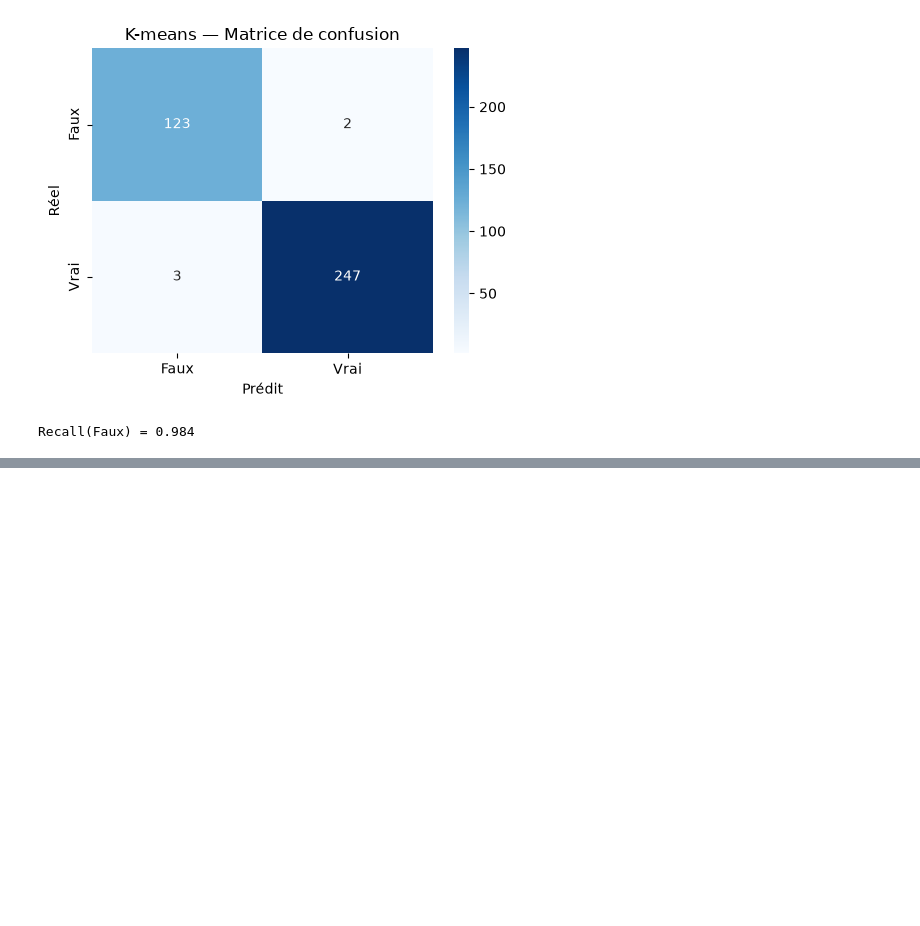
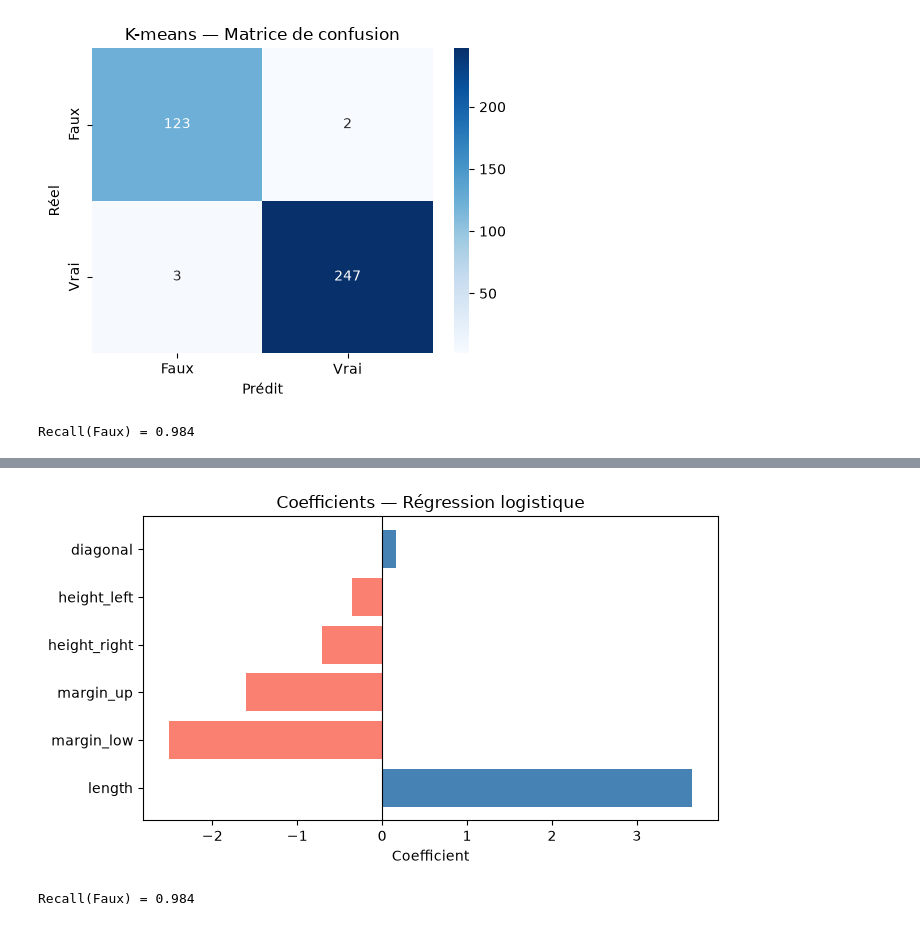
Before and after one commit to Elicesjo/PROJET-11-, a Jupyter notebook: Elices-Diez_Josy_2_Notebook_exploration_062026.ipynb, the cells around one changed output, grey strips where cells are left out. Drawn from its saved outputs; the diff is of its cells as text; code cells hidden in the pictures; blank space fills up the shorter version.

```diff
--- a/Elices-Diez_Josy_2_Notebook_exploration_062026.ipynb
+++ b/Elices-Diez_Josy_2_Notebook_exploration_062026.ipynb
@@ -287,0 +319,12 @@ Recall(Faux) = 0.984
+# %%
+lr = LogisticRegression(random_state=RANDOM_STATE, max_iter=1000)
+lr.fit(X_train_sc, y_train)
+
+y_pred_lr = lr.predict(X_test_sc)
+
+print('Régression logistique — Rapport de classification :')
+print(classification_report(y_test, y_pred_lr, target_names=['Faux', 'Vrai']))
+
+cm_lr = confusion_matrix(y_test, y_pred_lr)
+print('Matrice de confusion :')
+print(cm_lr)
@@ -287,0 +345,21 @@ Recall(Faux) = 0.984
+# %%
+coef_df = pd.DataFrame({
+    'feature': features,
+    'coefficient': lr.coef_[0]
+}).sort_values('coefficient', key=abs, ascending=False)
+
+fig, ax = plt.subplots(figsize=(7, 4))
+colors = ['steelblue' if c > 0 else 'salmon' for c in coef_df['coefficient']]
+ax.barh(coef_df['feature'], coef_df['coefficient'], color=colors)
+ax.axvline(0, color='black', linewidth=0.8)
+ax.set_title('Coefficients — Régression logistique')
+ax.set_xlabel('Coefficient')
+plt.tight_layout()
+plt.savefig(f'{FIGURES_DIR}coef_logreg.png', dpi=120, bbox_inches='tight')
+plt.show()
+
+recall_false_lr = recall_score(y_test, y_pred_lr, pos_label=0)
+print(f'Recall(Faux) = {recall_false_lr:.3f}')
+# %% [output]
+[figure, added]
+Recall(Faux) = 0.984
```
Also changed, not shown: parts of 19 cells of this notebook, 18 other files.
